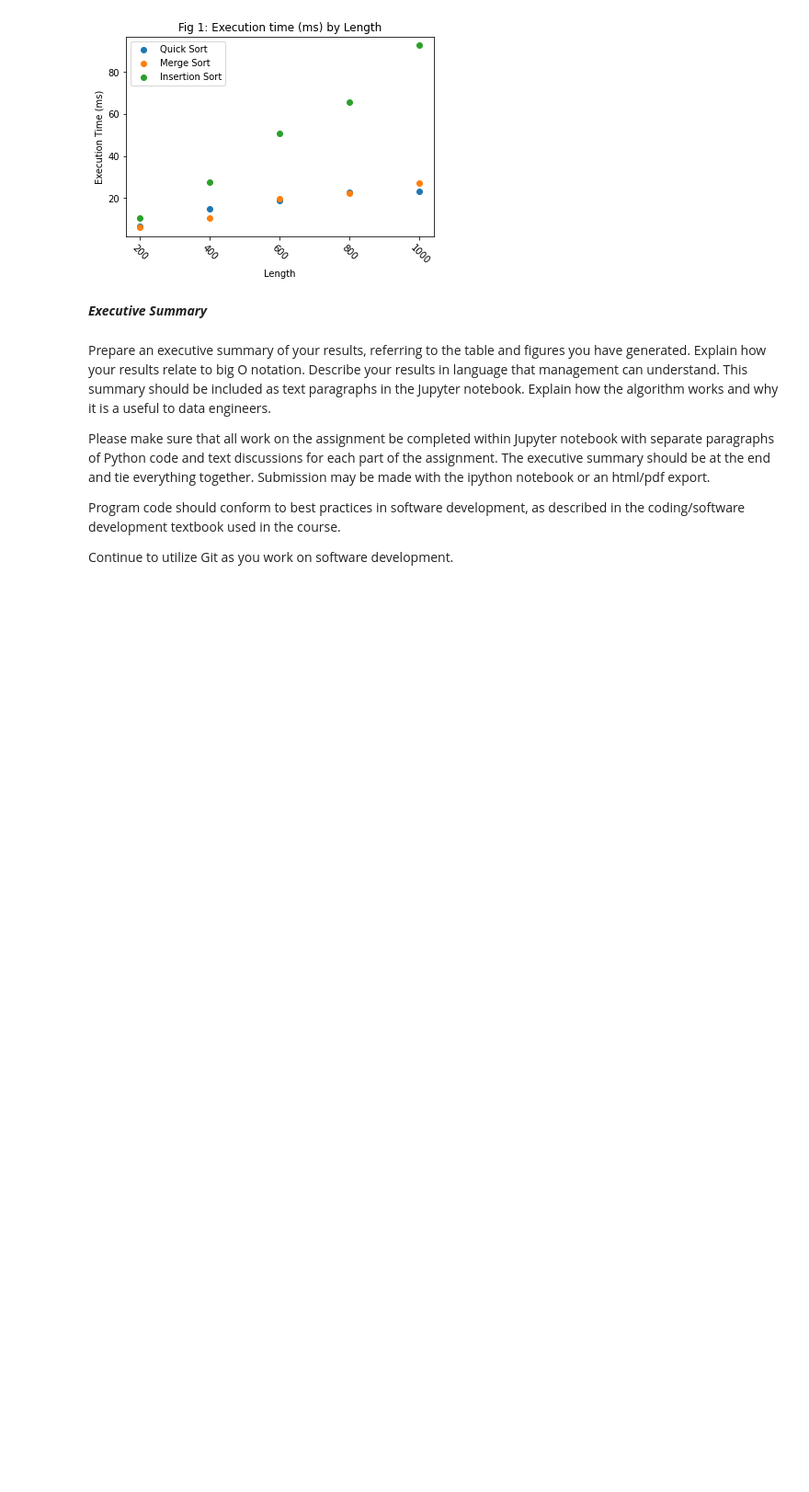
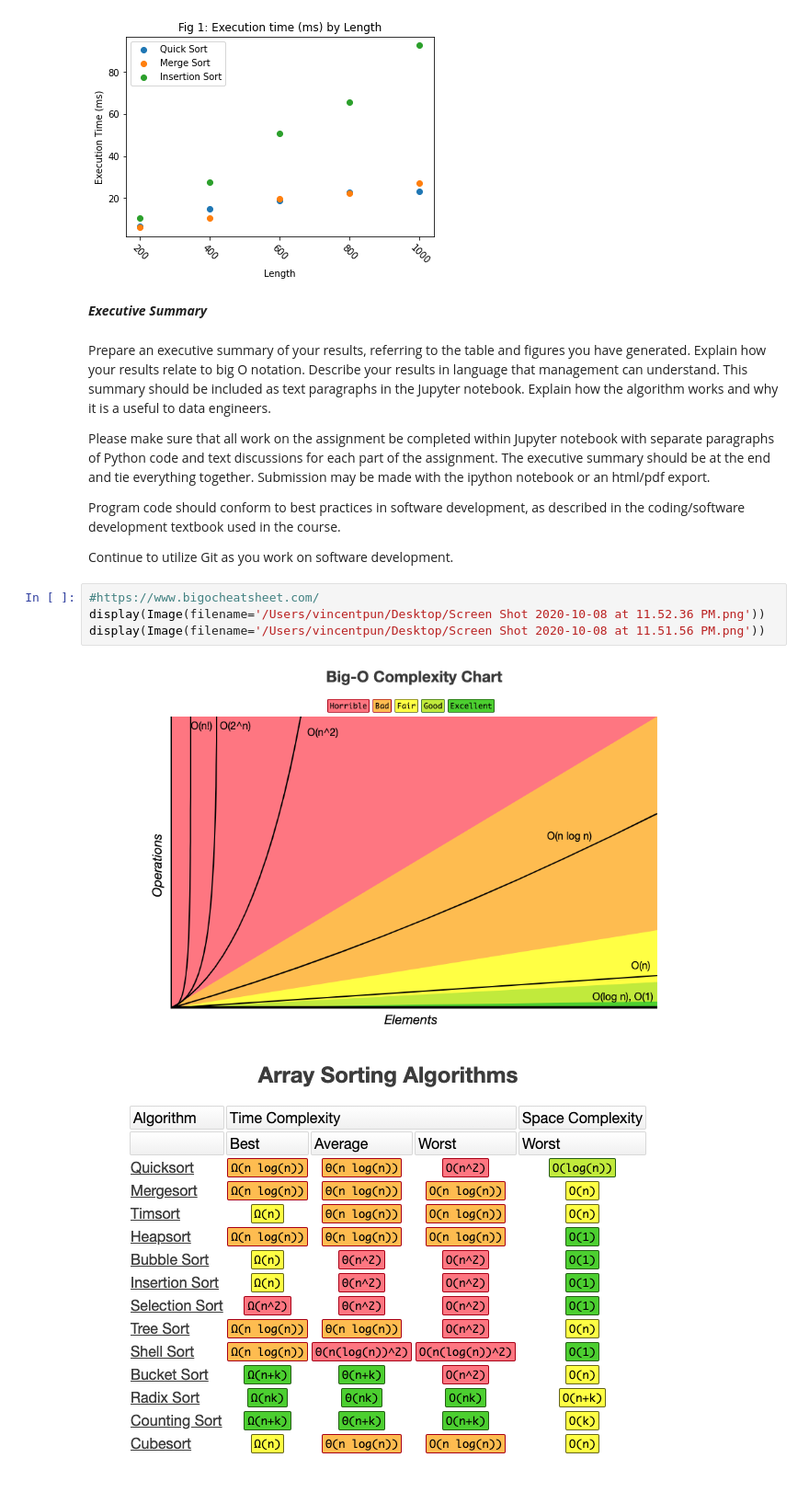
Before and after one commit to vincentpun123/Data-Engineering, a Jupyter notebook: Pun_MiniAssignment_4.ipynb, the cells around one changed output. Shown at 92% size. Drawn from its saved outputs; the diff is of its cells as text; blank space fills up the shorter version.

```diff
--- a/Pun_MiniAssignment_4.ipynb
+++ b/Pun_MiniAssignment_4.ipynb
@@ -661,3 +661,10 @@ Please make sure that all work on the assignment be completed within Jupyter not
 Program code should conform to best practices in software development, as described in the coding/software development textbook used in the course.
 
 Continue to utilize Git as you work on software development.
+# %%
+#https://www.bigocheatsheet.com/
+display(Image(filename='/Users/vincentpun/Desktop/Screen Shot 2020-10-08 at 11.52.36 PM.png'))
+display(Image(filename='/Users/vincentpun/Desktop/Screen Shot 2020-10-08 at 11.51.56 PM.png'))
+# %% [output]
+[figure, added]
+[figure, added]
```
Also changed, not shown: parts of 1 cell of this notebook.
